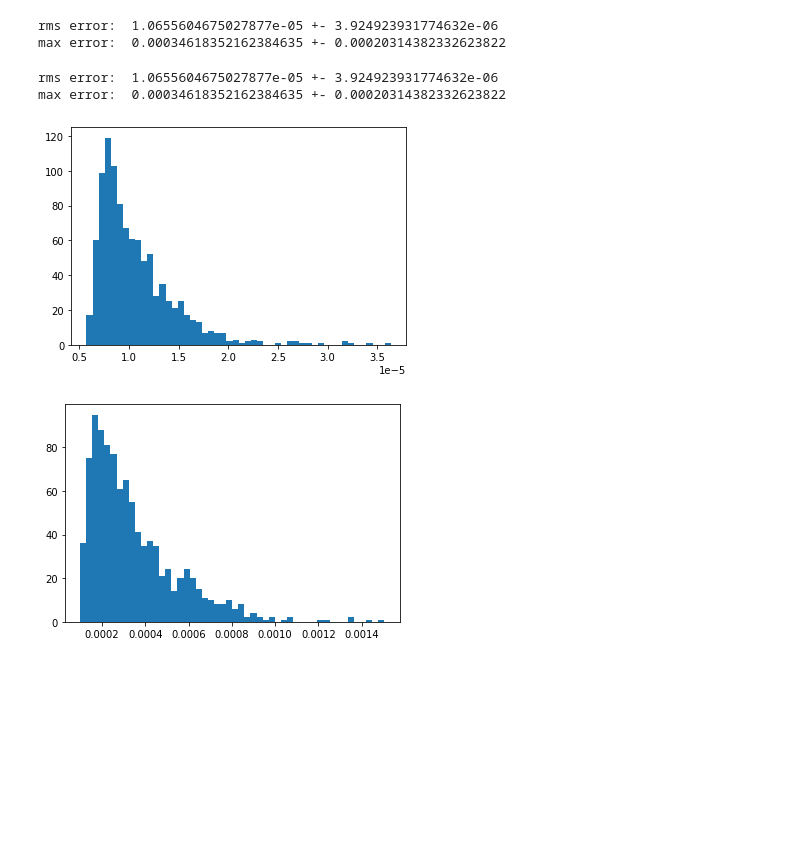
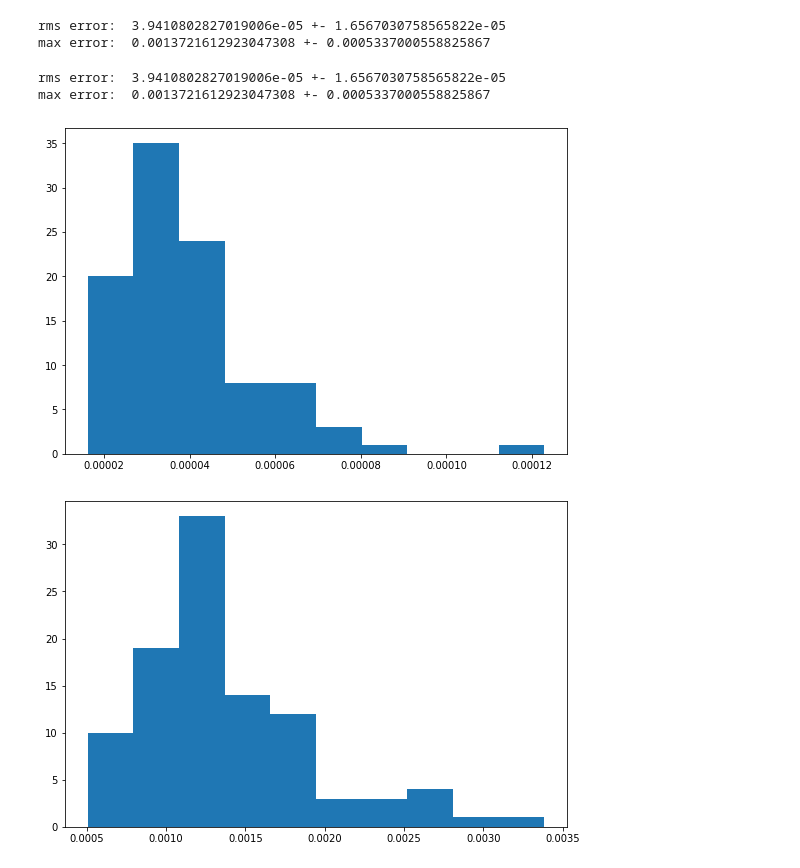
Before and after one commit to stmeinecke/derrom, a Jupyter notebook: PHELPH_predict_el_scattering.ipynb, the cells around one changed output. Cells and saved outputs as stored; diff of their text form; code cells hidden in the pictures; blank space fills up the shorter version.

Commit message:
updated and tested PHELPH notebooks to new train derrom train (fit) method

```diff
--- a/PHELPH_predict_el_scattering.ipynb
+++ b/PHELPH_predict_el_scattering.ipynb
@@ -15,7 +15,7 @@ I_trajectories = derrom.utils.load_trajectories(filename='../PHELPH_I_kmax2.5_nk
 el_trajectories = derrom.utils.load_trajectories(filename='../PHELPH_el_kmax2.5_nkmax_100_n1000_v2.npz')
 el_scattering = derrom.utils.load_trajectories(filename='../PHELPH_el_scat_kmax2.5_nkmax_100_n1000_v2.npz')
 
-n_sample = 1
+n_sample = 10
 
 I_trajectories = I_trajectories[::n_sample]
 el_trajectories = el_trajectories[::n_sample]
@@ -100,7 +98,7 @@ plt.show()
 dim_reducer = derrom.dim_reducers.SVD()
 scaler = derrom.scalers.standardize_scaler(1.0)
 transformer = derrom.transformers.ELM_features(ELM_nodes=500)
-optimizer = derrom.optimizers.ridge(alpha=10.**-1)
+optimizer = derrom.optimizers.ridge(alpha=10.**4)
 
 model = derrom.derrom(rdim=15, DE_l=2, intercept=True, full_hist=False,
                     optimizer=optimizer,
@@ -116,19 +114,19 @@ scores = derrom.utils.get_KFold_CV_scores(model, el_trajectories, el_scattering,
 print('rms error: ', str(np.mean(scores[0])) + ' +- ' + str(np.std(scores[0])) )
 print('max error: ', str(np.mean(scores[1])) + ' +- ' + str(np.std(scores[1])) )
 # %% [output]
-rms error:  1.0655604675027877e-05 +- 3.924923931774632e-06
-max error:  0.00034618352162384635 +- 0.00020314382332623822
+rms error:  3.9410802827019006e-05 +- 1.6567030758565822e-05
+max error:  0.0013721612923047308 +- 0.0005337000558825867
 # %%
 print('rms error: ', str(np.mean(scores[0])) + ' +- ' + str(np.std(scores[0])) )
 print('max error: ', str(np.mean(scores[1])) + ' +- ' + str(np.std(scores[1])) )
 
-plt.hist(scores[0],bins=50)
+plt.hist(scores[0],bins=n_trajectories//10)
 plt.show()
 
-plt.hist(scores[1],bins=50)
+plt.hist(scores[1],bins=n_trajectories//10)
 plt.show()
 # %% [output]
-rms error:  1.0655604675027877e-05 +- 3.924923931774632e-06
-max error:  0.00034618352162384635 +- 0.00020314382332623822
+rms error:  3.9410802827019006e-05 +- 1.6567030758565822e-05
+max error:  0.0013721612923047308 +- 0.0005337000558825867
-[figure, old version]
+[figure, new version]
-[figure, old version]
+[figure, new version]
```
Also changed, not shown: parts of 4 cells of this notebook, 2 other files.
